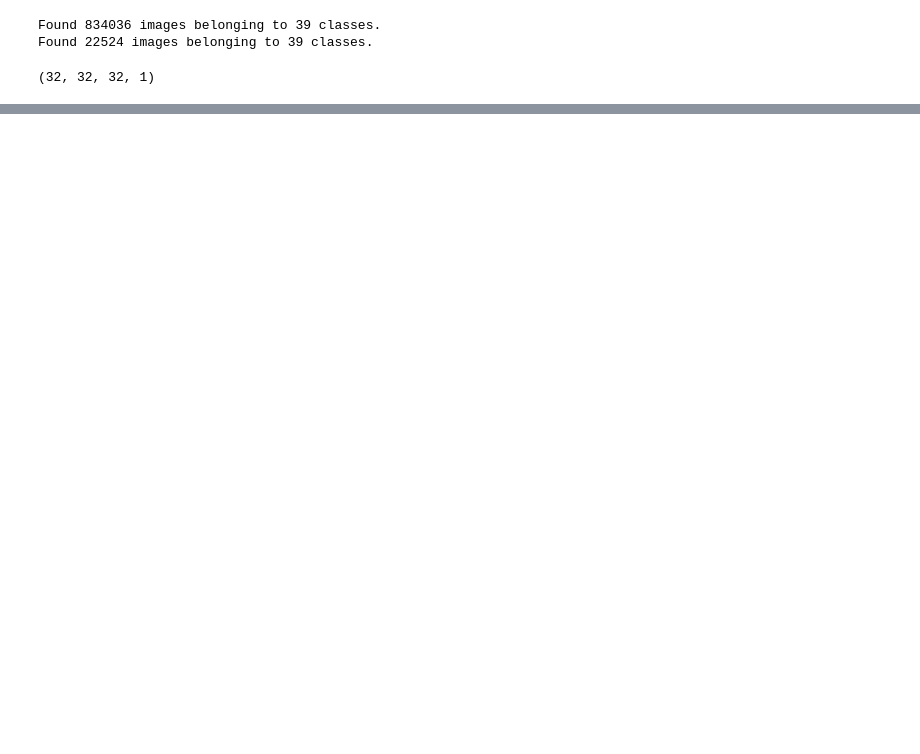
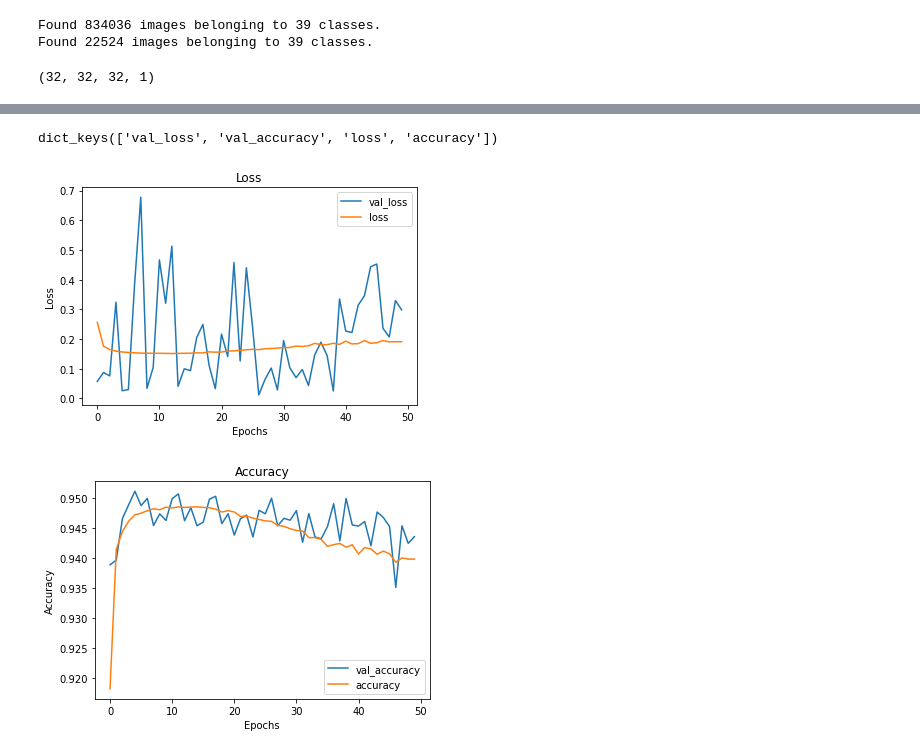
Before and after one commit to edejesus196/handwritten_names_recognition, a Jupyter notebook: handwritten_images_trancribtion.ipynb, the cells around one changed output, grey strips where cells are left out. Saved outputs shown, nothing was run; the diff lists cells and outputs as text; code cells hidden in the pictures; blank space fills up the shorter version.

```diff
--- a/handwritten_images_trancribtion.ipynb
+++ b/handwritten_images_trancribtion.ipynb
@@ -184,7 +246,7 @@ model_1.add(Dropout(.025))
 model_1.add(Flatten())
 model_1.add(Dense(128, activation='relu'))
 model_1.add(Dropout(0.2))
-model_1.add(Dense(35, activation='softmax'))
+model_1.add(Dense(39, activation='softmax'))
 # %%
 model_1.summary()
 # %% [output]
@@ -210,5 +272,5 @@ model_1.compile(loss = 'categorical_crossentropy',
              optimizer='adam',
              metrics = ['accuracy'])
 # %%
-# np.random.seed(123)
-# results_1 = model_1.fit(train_X, train_y, epochs=50, batch_size=32, validation_data=(val_X, val_y), verbose=1)
+np.random.seed(123)
+results_1 = model_1.fit(train_generator, epochs=50, validation_data=valid_generator, verbose=1)
@@ -216,0 +295,29 @@ model_1.compile(loss = 'categorical_crossentropy',
+# %%
+results_1.history.keys()
+# %% [output]
+dict_keys(['val_loss', 'val_accuracy', 'loss', 'accuracy'])
+# %%
+def visualize_training_results(results):
+    history = results.history
+    plt.figure()
+    plt.plot(history['val_loss'])
+    plt.plot(history['loss'])
+    plt.legend(['val_loss', 'loss'])
+    plt.title('Loss')
+    plt.xlabel('Epochs')
+    plt.ylabel('Loss')
+    plt.show()
+
+    plt.figure()
+    plt.plot(history['val_accuracy'])
+    plt.plot(history['accuracy'])
+    plt.legend(['val_accuracy', 'accuracy'])
+    plt.title('Accuracy')
+    plt.xlabel('Epochs')
+    plt.ylabel('Accuracy')
+    plt.show()
+# %%
+visualize_training_results(results_1)
+# %% [output]
+[figure, added]
+[figure, added]
```
Also changed, not shown: parts of 30 cells of this notebook.
